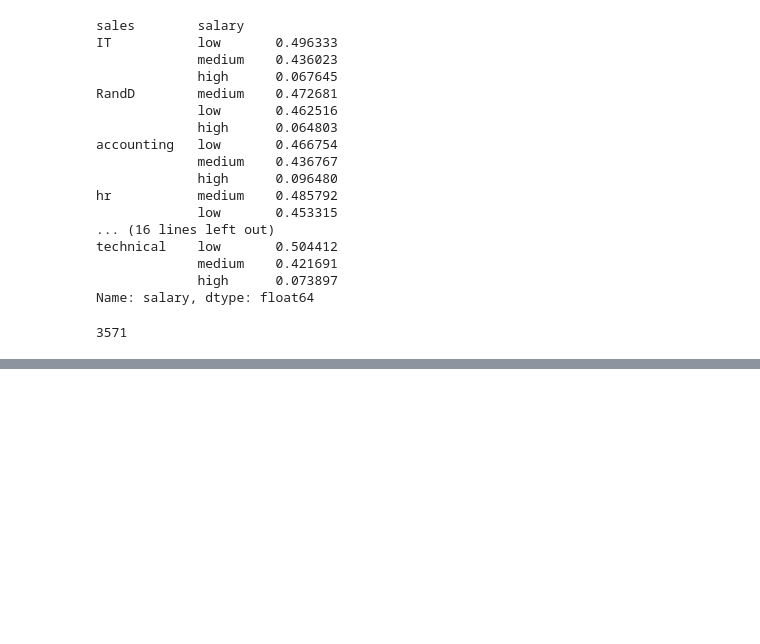
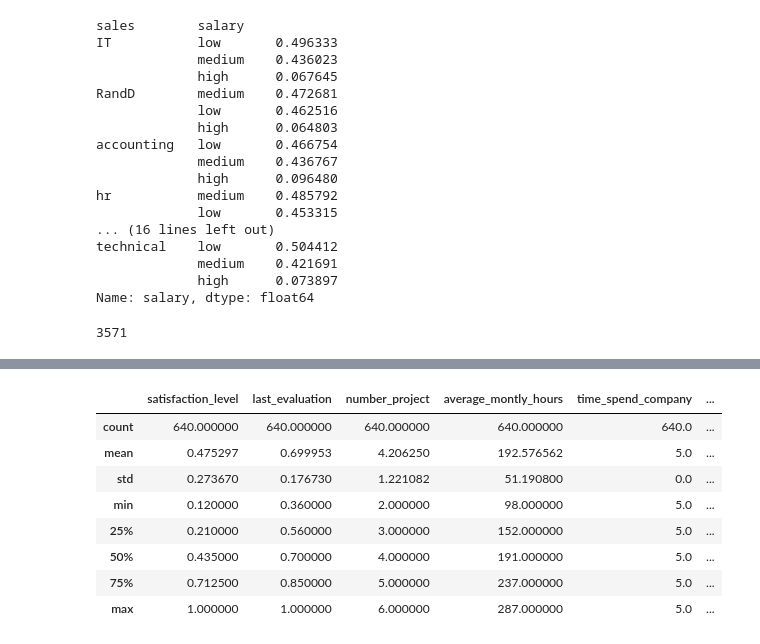
Before and after one commit to olgamonahova/python, a Jupyter notebook: Проверочная/Проверочная.ipynb, the cells around one changed output, grey strips where cells are left out. Cells and saved outputs as stored; diff of their text form; code cells hidden in the pictures; blank space fills up the shorter version.

```diff
--- a/Проверочная/Проверочная.ipynb
+++ b/Проверочная/Проверочная.ipynb
@@ -277,0 +277,12 @@ sns.pairplot(years_5_left, vars=['average_montly_hours', 'last_evaluation'])
+# %%
+years_5_stay.describe()
+# %% [output]
+|  | satisfaction_level | last_evaluation | number_project | average_montly_hours | time_spend_company | ... |
+| count | 640.000000 | 640.000000 | 640.000000 | 640.000000 | 640.0 | ... |
+| mean | 0.475297 | 0.699953 | 4.206250 | 192.576562 | 5.0 | ... |
+| std | 0.273670 | 0.176730 | 1.221082 | 51.190800 | 0.0 | ... |
+| min | 0.120000 | 0.360000 | 2.000000 | 98.000000 | 5.0 | ... |
+| 25% | 0.210000 | 0.560000 | 3.000000 | 152.000000 | 5.0 | ... |
+| 50% | 0.435000 | 0.700000 | 4.000000 | 191.000000 | 5.0 | ... |
+| 75% | 0.712500 | 0.850000 | 5.000000 | 237.000000 | 5.0 | ... |
+| max | 1.000000 | 1.000000 | 6.000000 | 287.000000 | 5.0 | ... |
```
Also changed, not shown: parts of 19 cells of this notebook.
